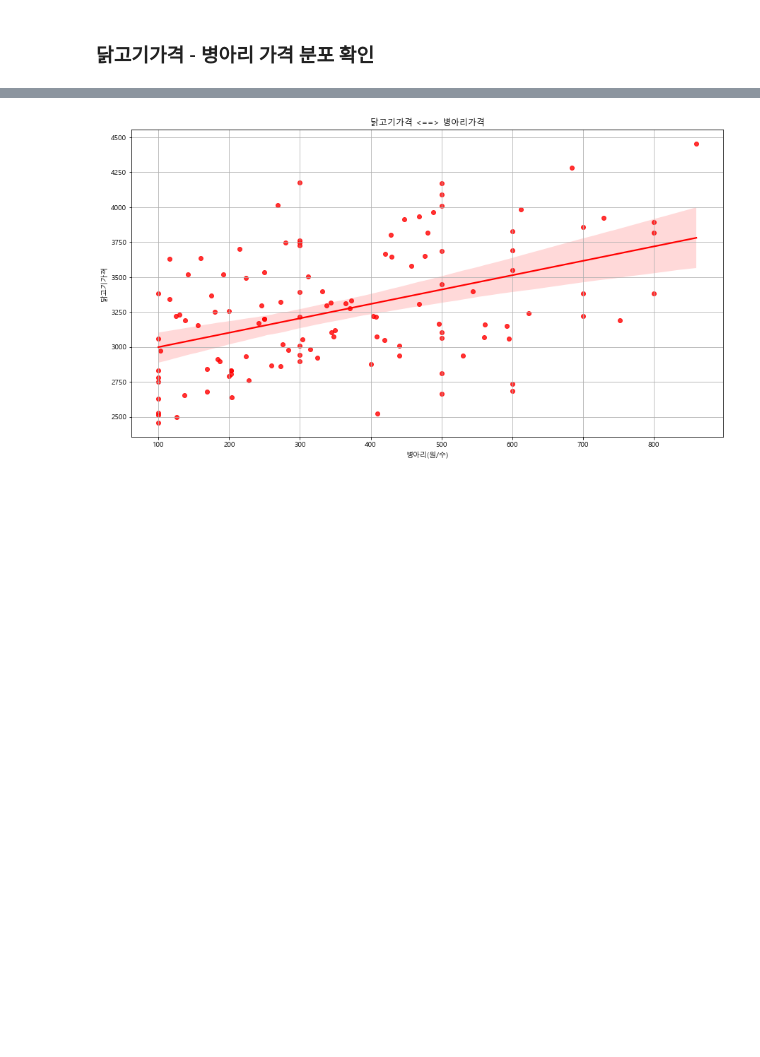
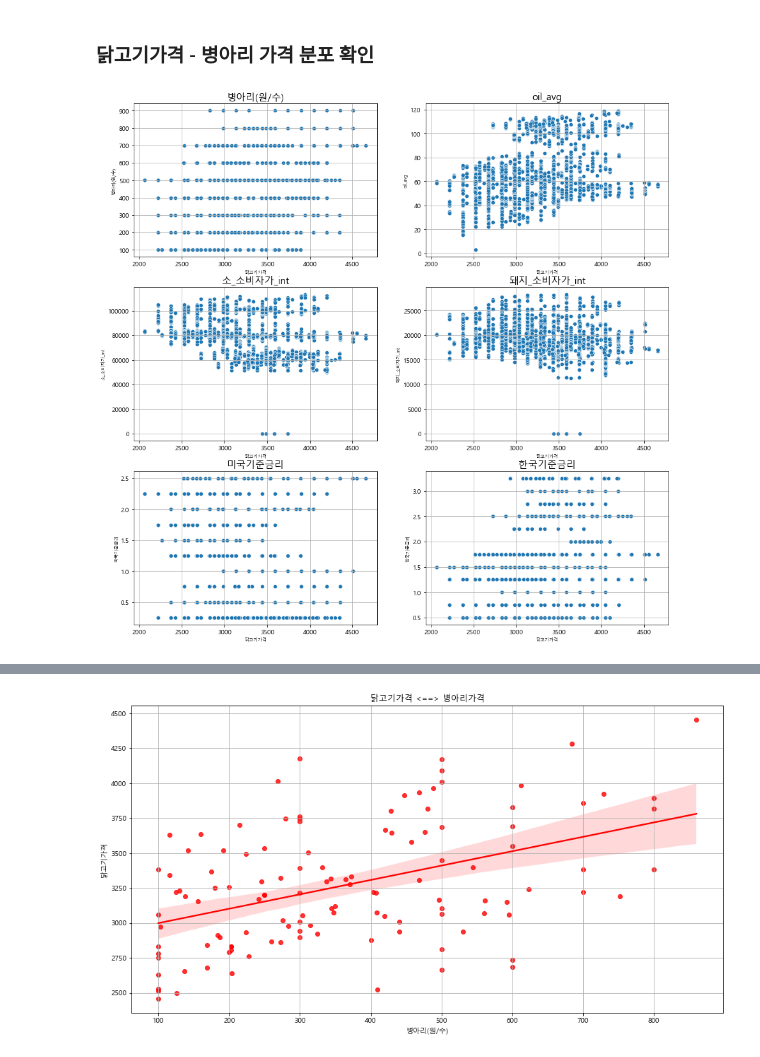
Before and after one commit to fin-special/chicken_price_prediction, a Jupyter notebook: 데이터시각화/그래프_분포확인.ipynb, the cells around one changed output, grey strips where cells are left out. Drawn from its saved outputs; the diff is of its cells as text; code cells hidden in the pictures; blank space fills up the shorter version.

```diff
--- a/데이터시각화/그래프_분포확인.ipynb
+++ b/데이터시각화/그래프_분포확인.ipynb
@@ -169,3 +169,20 @@ data_raw
 122 rows × 7 columns
 # %% [markdown]
 ### 닭고기가격 - 병아리 가격 분포 확인
+# %%
+# 일별 데이터 분포를 산점도로 확인
+
+fig, ax = plt.subplots(3, 2, figsize=(15,15))
+count = 0
+columns = ['병아리(원/수)','oil_avg','소_소비자가_int','돼지_소비자가_int','미국기준금리','한국기준금리']
+
+
+for row in range(3):
+    for col in range(2):
+        sns.scatterplot(x = 'price', y = columns[count], palette = 'Blues', data = data, ax=ax[row][col])
+        ax[row][col].set_title(columns[count], fontsize=15)
+        ax[row][col].set_xlabel('닭고기가격',fontsize=7)
+        ax[row][col].set_ylabel(columns[count],fontsize=7)
+        count+=1
+# %% [output]
+[figure, added]
```
Also changed, not shown: parts of 4 cells of this notebook, 2 other files.
